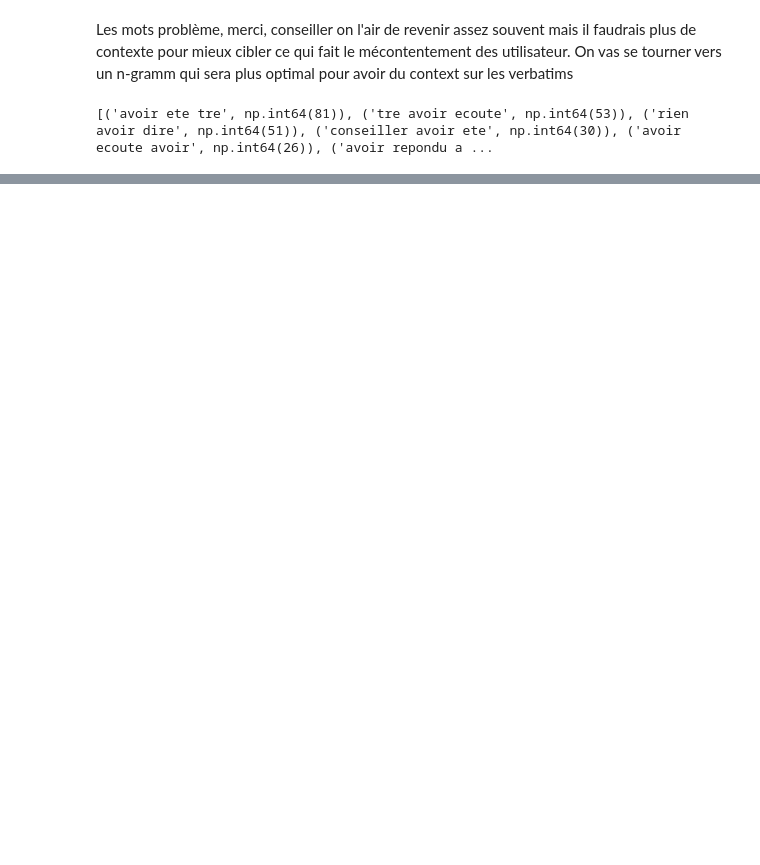
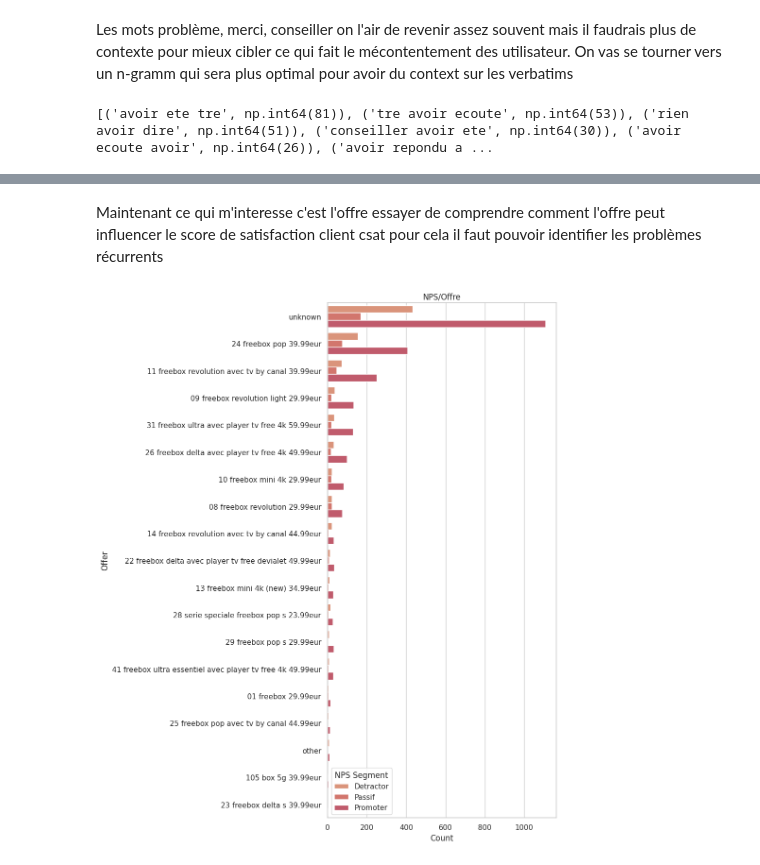
Before and after one commit to forSplinter/free_llm_2026_Intership, a Jupyter notebook: EDA_Preprocesing.ipynb, the cells around one changed output, grey strips where cells are left out. Saved outputs shown, nothing was run; the diff lists cells and outputs as text; code cells hidden in the pictures; blank space fills up the shorter version.

```diff
--- a/EDA_Preprocesing.ipynb
+++ b/EDA_Preprocesing.ipynb
@@ -748,0 +731,32 @@ plt.tight_layout()
+# %% [markdown]
+Maintenant ce qui m'interesse c'est l'offre essayer de comprendre comment l'offre peut influencer le score de satisfaction client csat pour cela il faut pouvoir identifier les problèmes récurrents
+# %%
+##Need to clean the offer verbatim
+def clean_offer_and_norm(offer:str) -> str:
+  """
+  """
+  offer = offer.lower()
+  offer = unidecode.unidecode(offer)
+  offer = re.sub(r"[:|]", " ", offer)
+  offer = re.sub(r"\s+", " ", offer).strip()
+  return offer
+# %%
+df_sample['offer_label'] = df_sample['offer_label'].apply(clean_offer_and_norm)
+# %%
+##
+plt.figure(figsize=(10,12))
+sns.countplot(
+    data=df_sample,
+    y='offer_label',
+    hue='nps_segment',
+    order=df_sample['offer_label'].value_counts().index,
+)
+
+plt.title('NPS/Offre')
+plt.xlabel('Count')
+plt.ylabel('Offer')
+plt.legend(title='NPS Segment')
+plt.tight_layout()
+plt.show()
+# %% [output]
+[figure, added]
```
Also changed, not shown: parts of 32 cells of this notebook.
